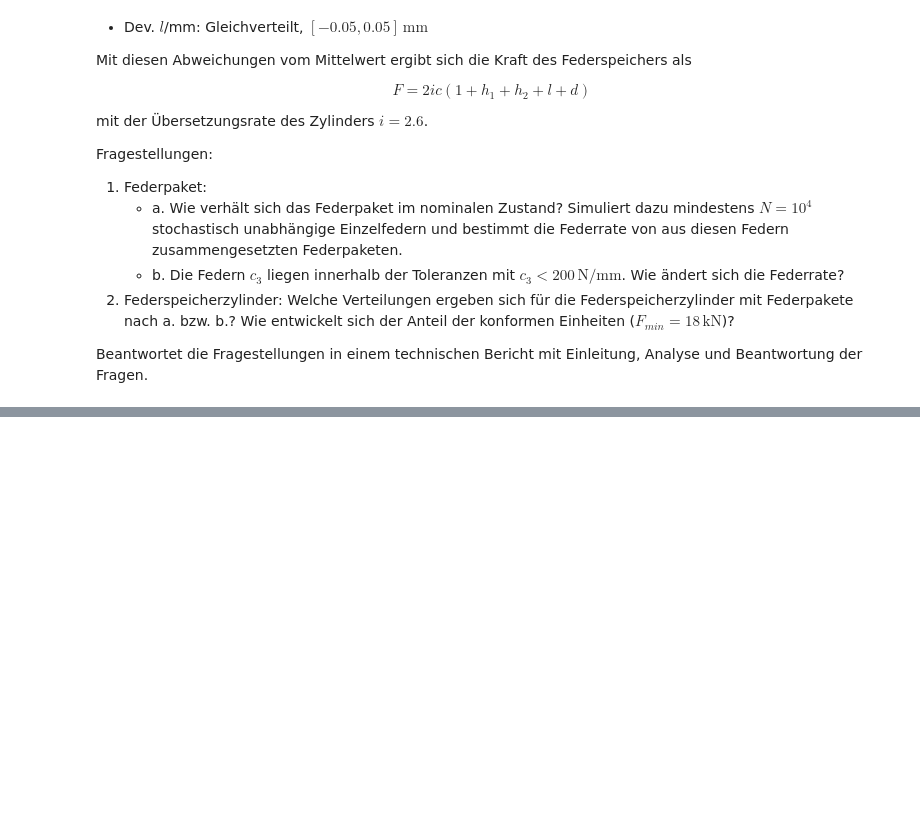
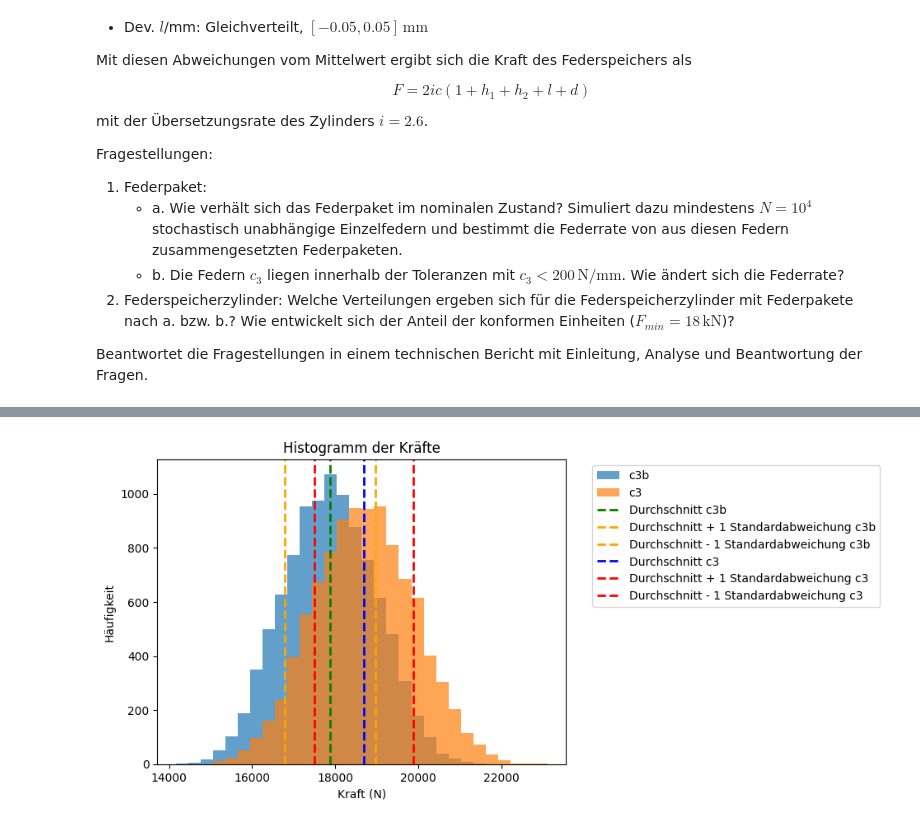
Before and after one commit to FHAC-MdQM/monte-carlo-simulation-nh6243s, a Jupyter notebook: MonteCarlo.ipynb, the cells around one changed output, grey strips where cells are left out. Cells and saved outputs as stored; diff of their text form; code cells hidden in the pictures; blank space fills up the shorter version.

```diff
--- a/MonteCarlo.ipynb
+++ b/MonteCarlo.ipynb
@@ -102,0 +112,73 @@ Standardabweichung: 67.49 N/mm
+# %%
+import numpy as np
+import matplotlib.pyplot as plt
+
+
+
+N = 10000  # Anzahl Federspeicher
+P = 8       # Anzahl Federn Pro Paket
+i = 2.6     # Übersetzungsrate
+
+rng = np.random.default_rng()  # Zufallszahlengenerator erstellen
+
+def simulate_forces(N, c_gesamt, c_gesamt_c3b):
+    d = rng.uniform(low=-0.05, high=0.05, size=N)
+    h1 = rng.uniform(low=-0.05, high=0.05, size=N)
+    h2 = rng.uniform(low=-0.05, high=0.05, size=N)
+    l = rng.uniform(low=-0.05, high=0.05, size=N)
+
+    Fa_c3 = c_gesamt * 2 * i * (1 + d + h1 + h2 + l)
+    Fa_c3b = c_gesamt_c3b * 2 * i * (1 + d + h1 + h2 + l)
+
+    return Fa_c3, Fa_c3b
+
+def plot_forces_histogram(Fa_c3, Fa_c3b):
+    max_force = max(np.max(Fa_c3), np.max(Fa_c3b))
+    min_force = min(np.min(Fa_c3), np.min(Fa_c3b))
+
+    plt.hist(Fa_c3b, bins=30, alpha=0.7, label='c3b', range=(min_force, max_force))
+    plt.hist(Fa_c3, bins=30, alpha=0.7, label='c3', range=(min_force, max_force))
+
+    avg_Fa_c3b = np.mean(Fa_c3b)
+    std_Fa_c3b = np.std(Fa_c3b)
+    plt.axvline(x=avg_Fa_c3b, color='green', linestyle='dashed', linewidth=2, label='Durchschnitt c3b')
+    plt.axvline(x=avg_Fa_c3b + std_Fa_c3b, color='orange', linestyle='dashed', linewidth=2, label='Durchschnitt + 1 Standardabweichung c3b')
+    plt.axvline(x=avg_Fa_c3b - std_Fa_c3b, color='orange', linestyle='dashed', linewidth=2, label='Durchschnitt - 1 Standardabweichung c3b')
+
+    avg_Fa_c3 = np.mean(Fa_c3)
+    std_Fa_c3 = np.std(Fa_c3)
+    plt.axvline(x=avg_Fa_c3, color='blue', linestyle='dashed', linewidth=2, label='Durchschnitt c3')
+    plt.axvline(x=avg_Fa_c3 + std_Fa_c3, color='red', linestyle='dashed', linewidth=2, label='Durchschnitt + 1 Standardabweichung c3')
+    plt.axvline(x=avg_Fa_c3 - std_Fa_c3, color='red', linestyle='dashed', linewidth=2, label='Durchschnitt - 1 Standardabweichung c3')
+
+    plt.title('Histogramm der Kräfte')
+    plt.xlabel('Kraft (N)')
+    plt.ylabel('Häufigkeit')
+
+    # Legende außerhalb des Diagramms platzieren
+    plt.legend(bbox_to_anchor=(1.05, 1), loc='upper left')
+
+    plt.show()
+
+
+
+def print_statistics(Fa, label):
+    avg_Fa = np.mean(Fa)
+    var_Fa = np.var(Fa)
+    std_Fa = np.std(Fa)
+
+    print(f"Statistiken für {label}:")
+    print(f"Durchschnittliche Kraft: {round(avg_Fa, 2)} N")
+    print(f"Varianz: {round(var_Fa, 2)} N²")
+    print(f"Standardabweichung: {round(std_Fa, 2)} N")
+    print("\n")
+
+# Simulation der Kräfte für c3 und c3b
+Fa_c3, Fa_c3b = simulate_forces(N, c_gesamt_c3, c_gesamt_c3b)
+
+# Histogramme und Statistiken
+plot_forces_histogram(Fa_c3, Fa_c3b)
+print_statistics(Fa_c3, 'c3')
+print_statistics(Fa_c3b, 'c3b')
+# %% [output]
+[figure, added]
```
Also changed, not shown: parts of 3 cells of this notebook.
